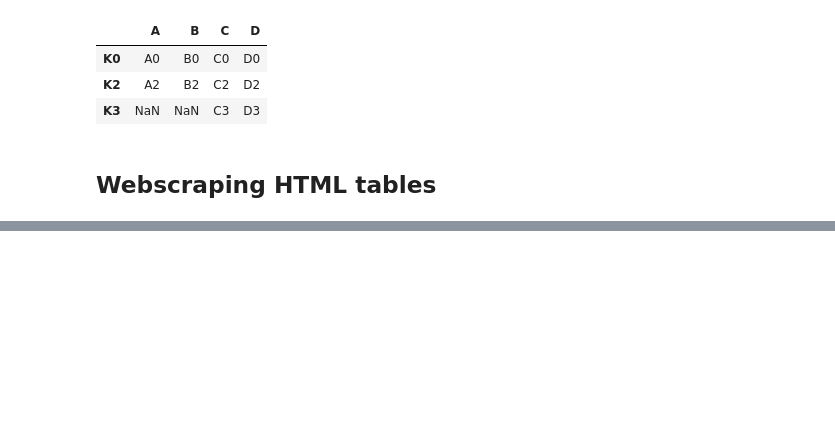
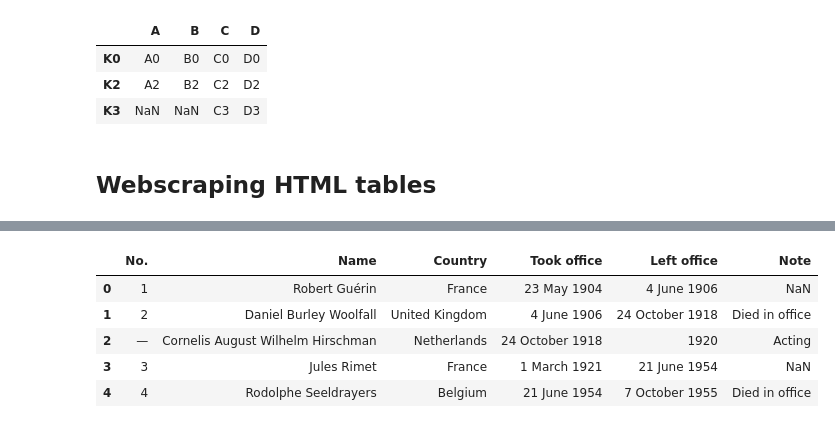
Before and after one commit to JoelOscarsson/Databehandling-JoelOscarsson, a Jupyter notebook: Lectures/L4_Merging.ipynb, the cells around one changed output, grey strips where cells are left out. Drawn from its saved outputs; the diff is of its cells as text; code cells hidden in the pictures; blank space fills up the shorter version.

```diff
--- a/Lectures/L4_Merging.ipynb
+++ b/Lectures/L4_Merging.ipynb
@@ -333,5 +342,11 @@ left.join(right, how = "right")
 # Mål är att kunna skrapa och skapa en DF från data på webben
 # Vi installerar i pipenv install requests, html5lib, bs4, lxml
 
-pd.read_html("https://en.wikipedia.org/wiki/FIFA")
+# Om man plockar mkt data från hemsidor så ska man inte använda for loopar
+# Många/vissa sidor stoppar webscraping via t ex recaptcha
+
+fifa_tables = pd.read_html("https://en.wikipedia.org/wiki/FIFA")
+len(fifa_tables), type(fifa_tables) # because we notice that the tabell of fifa is a list[].
+
+# Output -> 31 tabeller in a list
 # %% [output]
@@ -338,0 +364,9 @@ ImportError: lxml not found, please install it
+# %%
+fifa_tables[2].head()
+# %% [output]
+|  | No. | Name | Country | Took office | Left office | Note |
+| 0 | 1 | Robert Guérin | France | 23 May 1904 | 4 June 1906 | NaN |
+| 1 | 2 | Daniel Burley Woolfall | United Kingdom | 4 June 1906 | 24 October 1918 | Died in office |
+| 2 | — | Cornelis August Wilhelm Hirschman | Netherlands | 24 October 1918 | 1920 | Acting |
+| 3 | 3 | Jules Rimet | France | 1 March 1921 | 21 June 1954 | NaN |
+| 4 | 4 | Rodolphe Seeldrayers | Belgium | 21 June 1954 | 7 October 1955 | Died in office |
```
Also changed, not shown: parts of 7 cells of this notebook.
